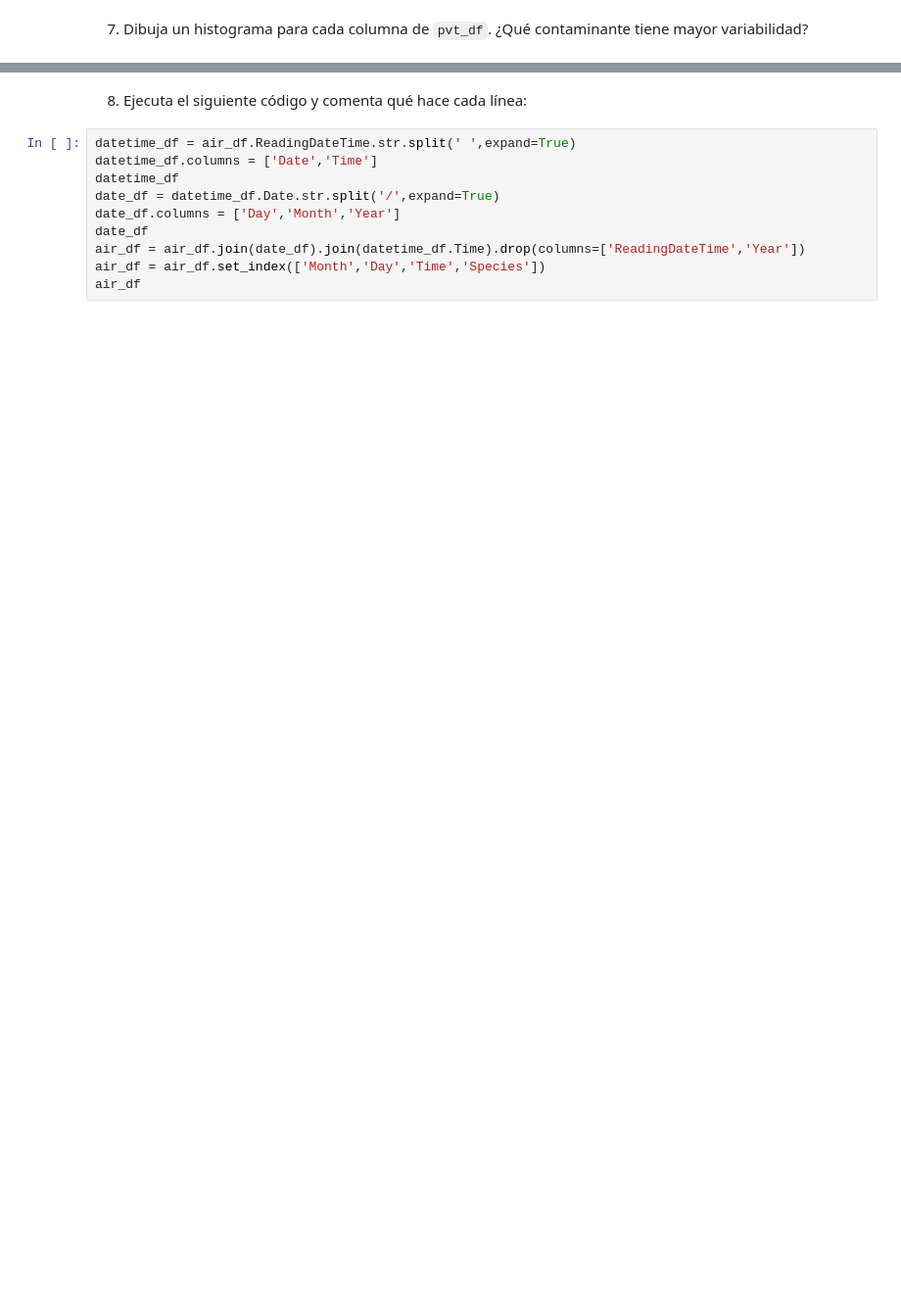
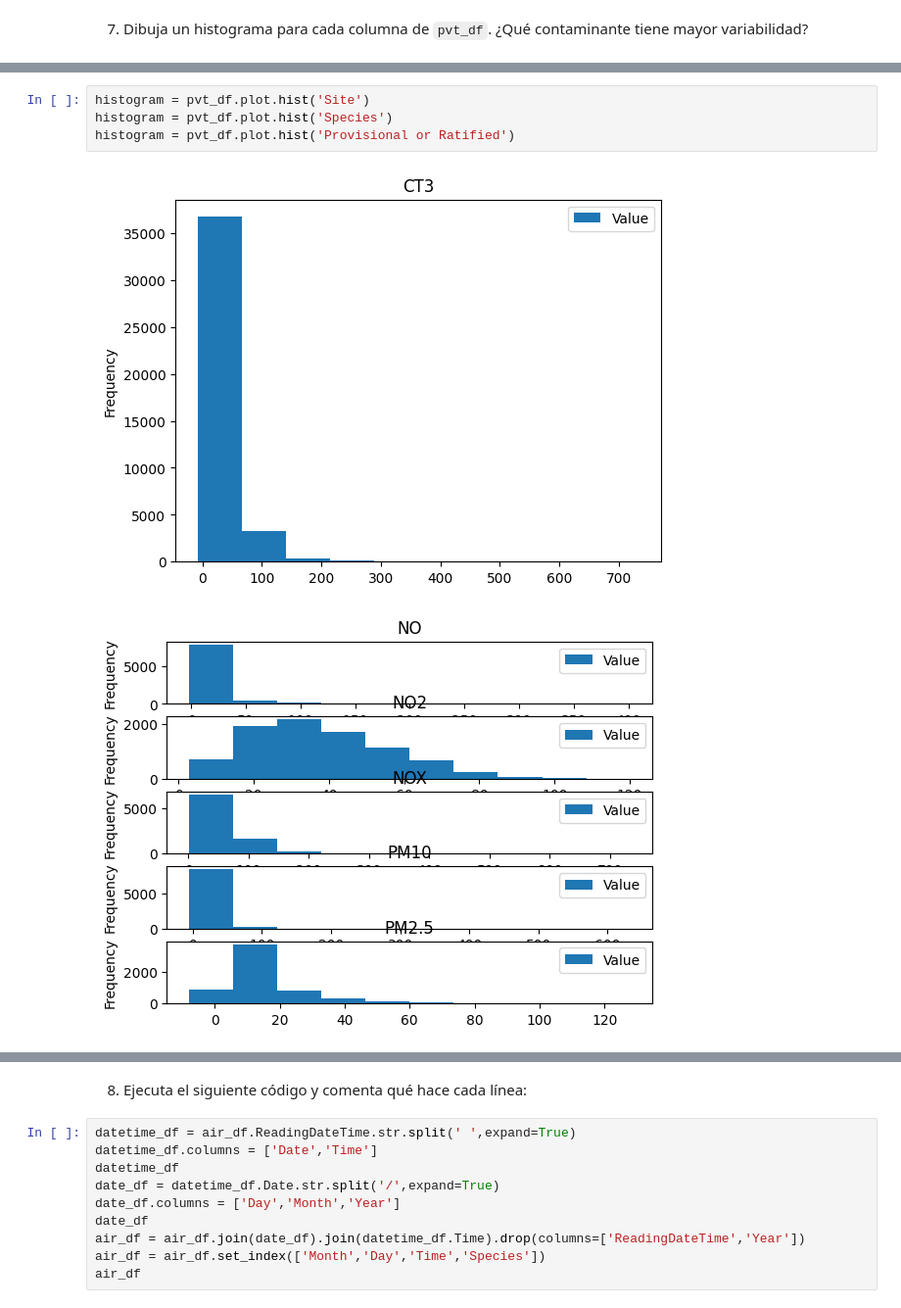
Before and after one commit to jericohd/Scrapy_NASA, a Jupyter notebook: Actividad_2_Pandas_Analysis.ipynb, the cells around one changed output, grey strips where cells are left out. Shown: that part at 98% size. Cells and saved outputs as stored; diff of their text form; blank space fills up the shorter version.

```diff
--- a/Actividad_2_Pandas_Analysis.ipynb
+++ b/Actividad_2_Pandas_Analysis.ipynb
@@ -81,0 +211,7 @@ air_df.tail(10)
+# %%
+histogram = pvt_df.plot.hist('Site')
+histogram = pvt_df.plot.hist('Species')
+histogram = pvt_df.plot.hist('Provisional or Ratified')
+# %% [output]
+[figure, added]
+[figure, added]
```
Also changed, not shown: parts of 21 cells of this notebook.
